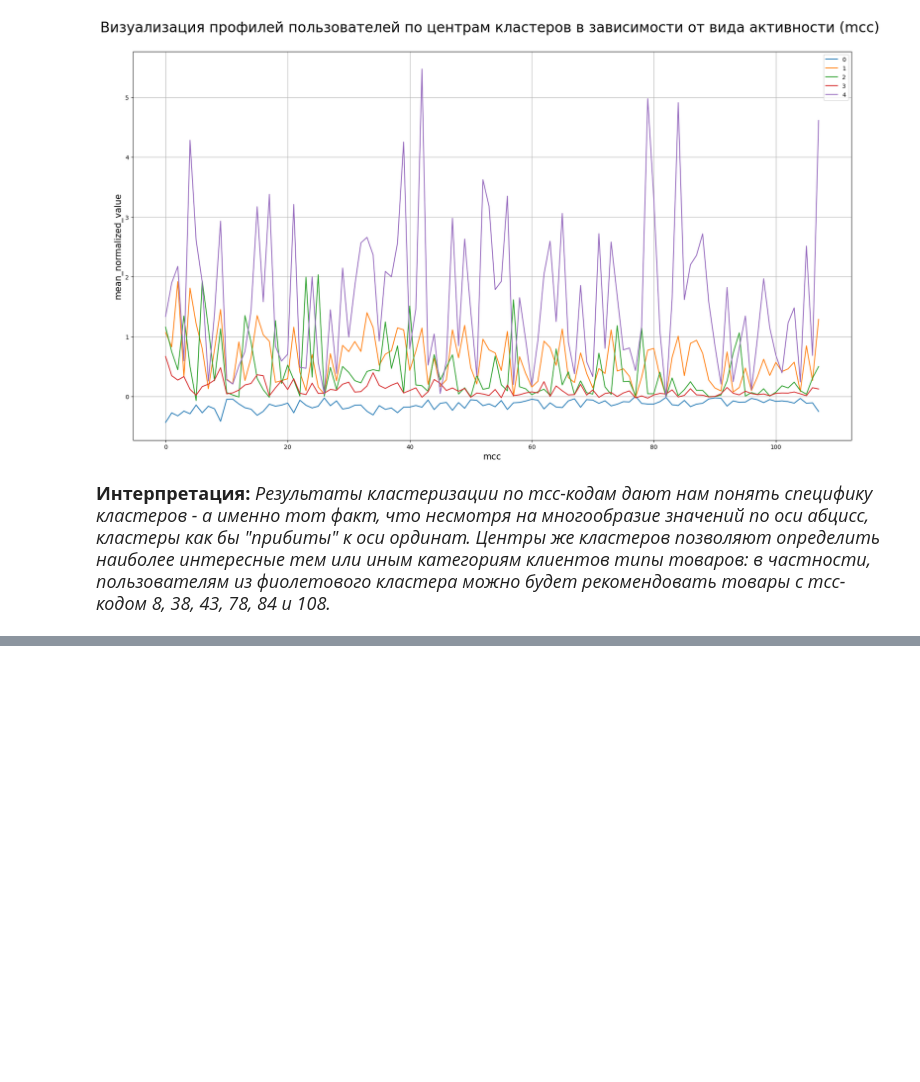
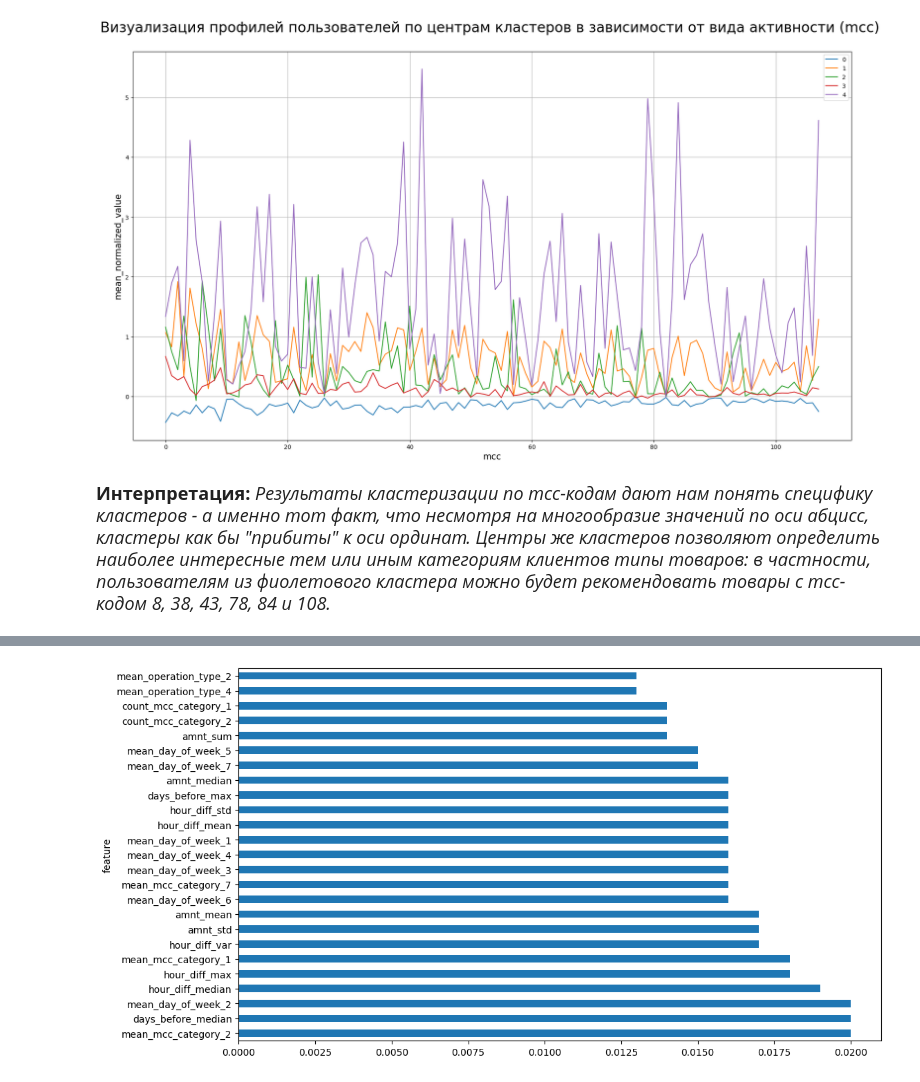
Before and after one commit to Reybandt/fin_agents, a Jupyter notebook: Alfabattle2_lab1.ipynb, the cells around one changed output, grey strips where cells are left out. Cells and saved outputs as stored; diff of their text form; code cells hidden in the pictures; blank space fills up the shorter version.

```diff
--- a/Alfabattle2_lab1.ipynb
+++ b/Alfabattle2_lab1.ipynb
@@ -288,0 +525,15 @@ kmeans_pipeline(normalized_mcc_df, 'mcc')
+# %%
+%%time
+best_score = 0
+for i in param_grid['max_features']:
+    for j in param_grid['min_samples_leaf']:
+        rf = RandomForestClassifier(n_estimators=3, n_jobs=-1, max_features=i, \
+                                    min_samples_leaf=j)
+        rf.fit(X_train, y_train)
+        y_valid_pred = rf.predict(X_val)
+        score = roc_auc_score(y_valid_pred, y_val)
+        print(f"Score = {score} (при max_features = {i}, min_samples_leaf = {j})")
+        if score > best_score:
+            best_score = score
+            best_max_features = i
+            best_min_samples_leaf = j
@@ -288,0 +558,5 @@ kmeans_pipeline(normalized_mcc_df, 'mcc')
+# %%
+%%time
+best_rf = RandomForestClassifier(n_estimators=10, n_jobs=-1, max_features=best_max_features, \
+                                    min_samples_leaf=best_min_samples_leaf)
+best_rf.fit(X_train, y_train)
@@ -288,0 +588,8 @@ kmeans_pipeline(normalized_mcc_df, 'mcc')
+# %%
+# Feature importance
+importances = pd.DataFrame({
+    'feature': X_train.columns,
+    'importance': np.round(best_rf.feature_importances_, 3)
+})
+
+importances.sort_values("importance", ascending=False)[:10]
@@ -288,0 +608,7 @@ kmeans_pipeline(normalized_mcc_df, 'mcc')
+# %%
+def plot_fi(fi):
+    return fi.sort_values("importance", ascending=False)[:25].plot('feature', 'importance', 'barh', figsize=(12, 7), legend=False)
+# %%
+plot_fi(importances);
+# %% [output]
+[figure, added]
```
Also changed, not shown: parts of 27 cells of this notebook.
